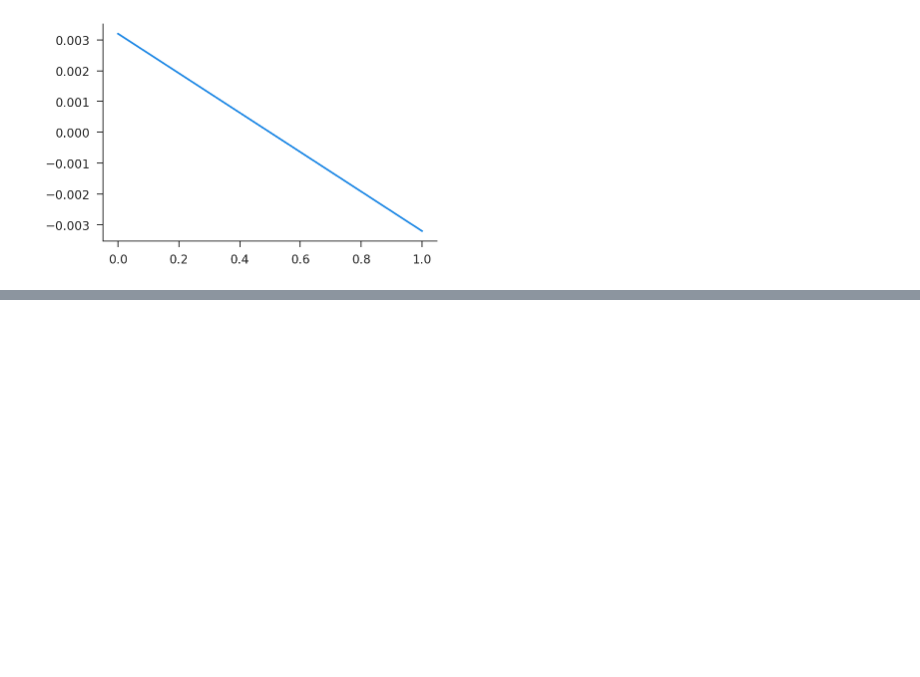
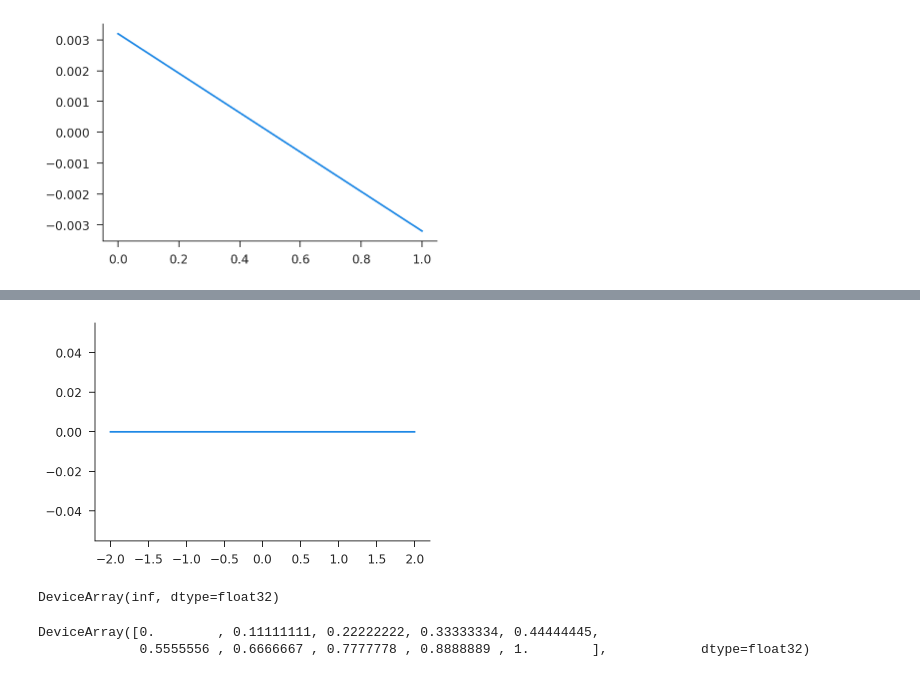
Before and after one commit to iamlemec/valjax, a Jupyter notebook: notebooks/testing.ipynb, the cells around one changed output, grey strips where cells are left out. Drawn from its saved outputs; the diff is of its cells as text; code cells hidden in the pictures; blank space fills up the shorter version.

```diff
--- a/notebooks/testing.ipynb
+++ b/notebooks/testing.ipynb
@@ -105,0 +126,7 @@ plt.plot(s_grid, c - s_grid);
+# %%
+dobj = jax.grad(obj)
+ddobj = jax.grad(dobj)
+vddobj = jax.vmap(ddobj, in_axes=(0, None))
+plt.plot(x, vddobj(x, 1.));
+# %% [output]
+[figure, added]
@@ -105,0 +135,13 @@ plt.plot(s_grid, c - s_grid);
+# %%
+opt(1.)
+# %% [output]
+DeviceArray(inf, dtype=float32)
+# %%
+def obj0(x, α):
+    return α*x - 0.5*x**2
+opt = vj.optimer_diff(obj0, -2., 2.)
+vopt = jax.vmap(opt)
+vopt(np.linspace(0, 1, 10))
+# %% [output]
+DeviceArray([0.        , 0.11111111, 0.22222222, 0.33333334, 0.44444445,
+             0.5555556 , 0.6666667 , 0.7777778 , 0.8888889 , 1.        ],            dtype=float32)
```
Also changed, not shown: parts of 12 cells of this notebook, 5 other files.
